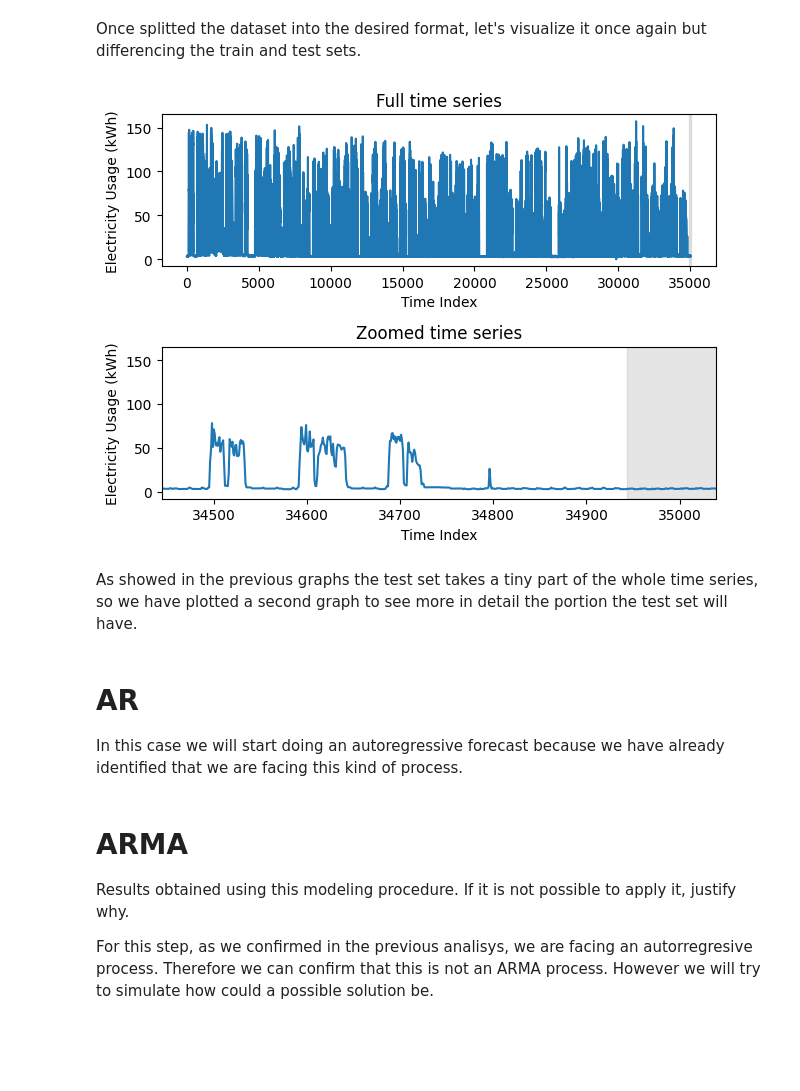
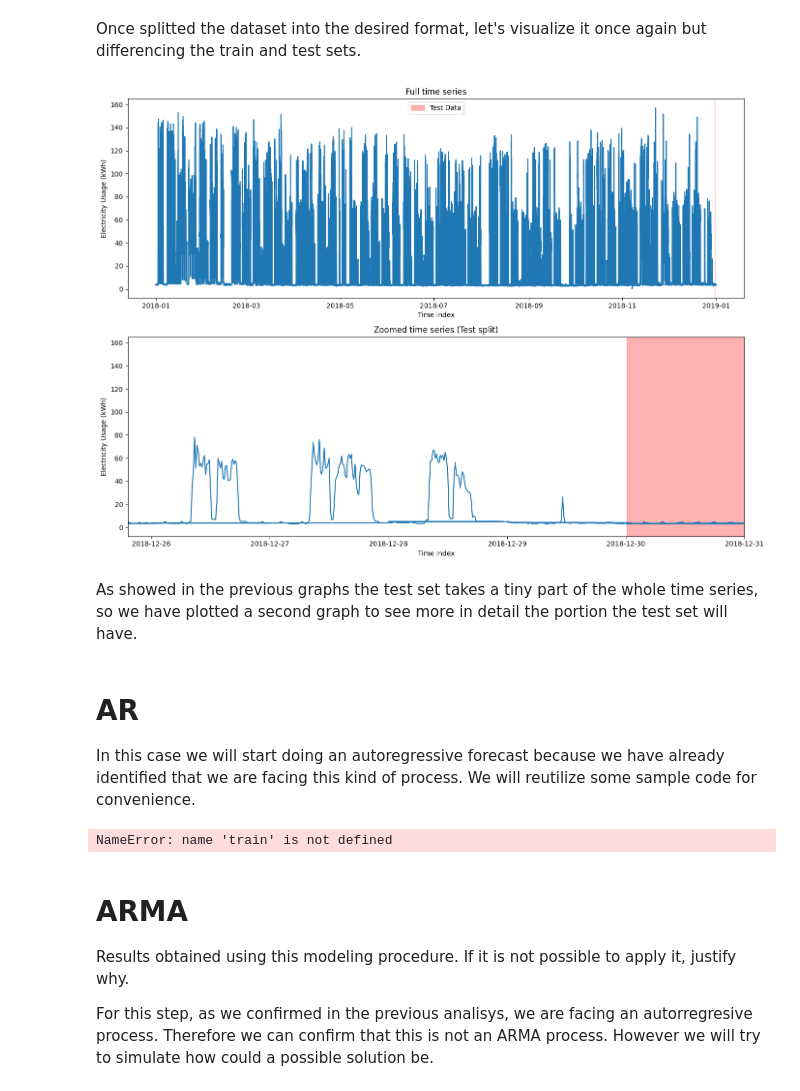
Before and after one commit to DiegoLopezAroca/Multivariate-Time-Series-Forecasting-of-Energy-Consumption-in-the-Steel-Industry, a Jupyter notebook: Advanced_ML_D2_2.ipynb, the cells around one changed output. Saved outputs shown, nothing was run; the diff lists cells and outputs as text; code cells hidden in the pictures; blank space fills up the shorter version.

Commit message:
corrections + time series analisys

```diff
--- a/Advanced_ML_D2_2.ipynb
+++ b/Advanced_ML_D2_2.ipynb
@@ -64,3 +61,5 @@ df.head()
 As in the previous submission, we will cast the required variables to work with datetime feature types.
 # %%
 df["date"] = pd.to_datetime(df["date"], format="%d/%m/%Y %H:%M")
+df.set_index("date", inplace=True)
+df.head()
@@ -69,0 +79,6 @@ Even if we already covered part of this analysis in the previous work, we will s
+# %%
+print(df["Load_Type"].unique())
+print(df["WeekStatus"].unique())
+df['WeekStatus'] = df['WeekStatus'].map({'Weekday': 0, 'Weekend': 1})
+df["Load_Type"] = df['Load_Type'].map({'Light_Load': 0, 'Medium_Load': 1, 'Maximum_Load': 2})
+df['Day_of_week'] = df.index.dayofweek
@@ -147,32 +228,42 @@ Test data start: 2018-12-31 00:00:00 / end: 2018-12-31 23:45:00
 # %% [markdown]
 Once splitted the dataset into the desired format, let's visualize it once again but differencing the train and test sets.
 # %%
-fig, (ax1, ax2) = plt.subplots(nrows=2, ncols=1, sharex=False)
+fig, (ax1, ax2) = plt.subplots(nrows=2, ncols=1, sharex=False, figsize=(14, 10))
+
+fecha_split = df.index[train_size]
+fecha_split_zoom = df.index[train_size - 96]
+fecha_final = df.index[-1]
 
 ax1.plot(df.index, df["Usage_kWh"])
 ax1.set_xlabel("Time Index")
 ax1.set_ylabel('Electricity Usage (kWh)')
 ax1.set_title('Full time series')
-ax1.axvspan(train_size, len(df), color='#808080', alpha=0.2)
+ax1.axvspan(fecha_split, fecha_final, color='r', alpha=0.3, label='Test Data')
+ax1.legend()
 
 ax2.plot(df.index, df["Usage_kWh"])
 ax2.set_xlabel("Time Index")
 ax2.set_ylabel('Electricity Usage (kWh)')
-ax2.set_title('Zoomed time series')
-ax2.axvspan(train_size, len(df), color='#808080', alpha=0.2)
+ax2.set_title('Zoomed time series (Test split)')
+ax2.axvspan(fecha_split_zoom, fecha_final, color='r', alpha=0.3)
 
-# This will ensure the second plot is a zoomed version of the first
+
 zoom_start_index = train_size - 500
-if zoom_start_index < 0: #
+if zoom_start_index < 0:
     zoom_start_index = 0
-ax2.set_xlim(zoom_start_index, len(df) - 1)
+
+fecha_zoom_start = df.index[zoom_start_index]
+
+# Pasamos las fechas al set_xlim
+ax2.set_xlim(fecha_zoom_start, fecha_final)
 
 plt.tight_layout()
+plt.show()
 # %% [output]
-[figure, old version]
+[figure, new version]
 # %% [markdown]
 As showed in the previous graphs the test set takes a tiny part of the whole time series, so we have plotted a second graph to see more in detail the portion the test set will have.
 # %% [markdown]
 # AR
 
-In this case we will start doing an autoregressive forecast because we have already identified that we are facing this kind of process.
+In this case we will start doing an autoregressive forecast because we have already identified that we are facing this kind of process. We will reutilize some sample code for convenience.
@@ -179,3 +298,16 @@ In this case we will start doing an autoregressive forecast because we have alre
+# %%
+TRAIN_LEN = len(train)
+HORIZON = len(test)
+WINDOW = 2
+pred_mean = rolling_forecast(df, TRAIN_LEN, HORIZON, WINDOW, 'mean')
+pred_last_value = rolling_forecast(df, TRAIN_LEN, HORIZON, WINDOW, 'last')
+pred_AR = rolling_forecast(df, TRAIN_LEN, HORIZON, WINDOW, 'AR')
+test['pred_mean'] = pred_mean
+test['pred_last_value'] = pred_last_value
+test['pred_AR'] = pred_AR
+test.head()
+# %% [output]
+NameError: name 'train' is not defined
 # %% [markdown]
 # ARMA
 Results obtained using this modeling procedure. If it is not possible to apply it,
```
Also changed, not shown: parts of 21 cells of this notebook, 1 other file.
